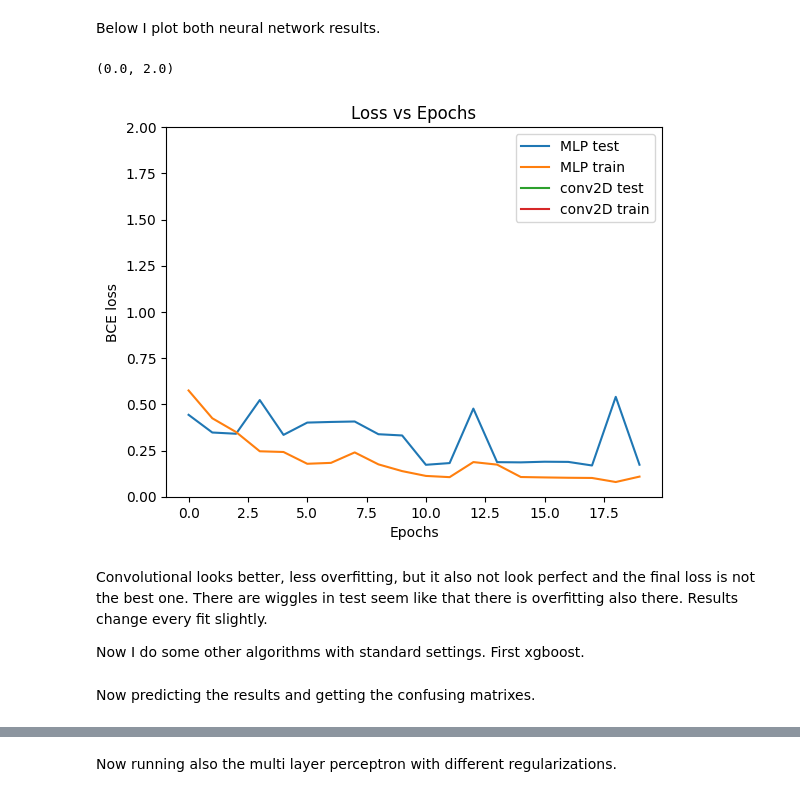
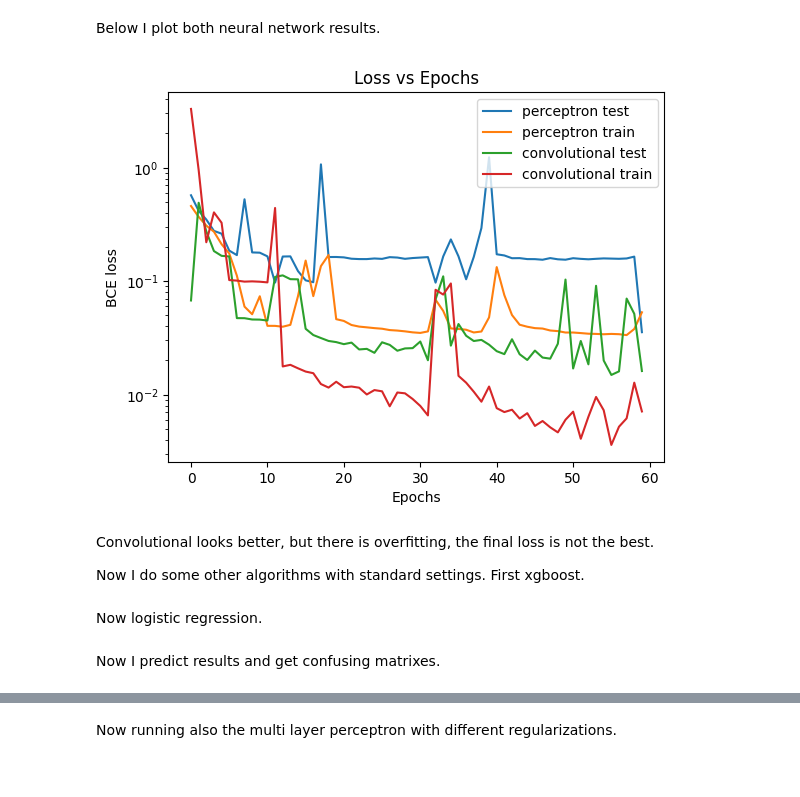
Before and after one commit to tkfritz/astro_images, a Jupyter notebook: star_galaxy_fit1.ipynb, the cells around one changed output, grey strips where cells are left out. Saved outputs shown, nothing was run; the diff lists cells and outputs as text; code cells hidden in the pictures.

```diff
--- a/star_galaxy_fit1.ipynb
+++ b/star_galaxy_fit1.ipynb
@@ -327,8 +266,10 @@ Now define the array for data collection and then fit the data.
 # %%
-#something here wrong but only here, regularized below works
-loss_stats_test = {
+loss_stats_conv = {
     'train': [], 'test': []
 }
-torch_fit(model2,train_im_loader,test_im_loader,20,64,0.1,loss_stats_test)
+EPOCHS=60
+BATCH_SIZE=32
+LEARNING_RATE=0.001
+torch_fit(model2,train_im_loader,test_im_loader,EPOCHS,BATCH_SIZE,LEARNING_RATE,loss_stats_conv)
 # %% [output]
 Begin training.
@@ -355,22 +293,23 @@ Epoch 020: | Train Loss: 33.99495 | Test Loss: 34.37500
 # %% [markdown]
 Below I plot both neural network results.
 # %%
-plt.plot(loss_stats['test'],label='MLP test')
-plt.plot(loss_stats['train'],label='MLP train')
-plt.plot(loss_stats_test['test'],label='conv2D test')
-plt.plot(loss_stats_test['train'],label='conv2D train')
+plt.plot(loss_stats_per['test'],label='perceptron test')
+plt.plot(loss_stats_per['train'],label='perceptron train')
+plt.plot(loss_stats_conv['test'],label='convolutional test')
+plt.plot(loss_stats_conv['train'],label='convolutional train')
 plt.legend(loc="best")
 plt.title('Loss vs Epochs')
 plt.xlabel('Epochs')
 plt.ylabel('BCE loss')
-plt.ylim(0,2)
-#start
+plt.yscale("log")
+#plt.ylim(0,2)
 # %% [output]
-(0.0, 2.0)
-[figure, old version]
+[figure, new version]
 # %% [markdown]
-Convolutional looks better, less overfitting, but it also not look perfect and the final loss is not  the best one. There are wiggles in test seem like that there is overfitting also there. Results change every fit slightly.
+Convolutional looks better, but there is overfitting, the final loss is not the best.
 
 Now I do some other algorithms with standard settings. First xgboost.
 # %%
 xc1=XGBClassifier(max_depth=6).fit(feature_train,target_train)
+# %% [markdown]
+Now logistic regression.
@@ -377,3 +320,3 @@ xc1=XGBClassifier(max_depth=6).fit(feature_train,target_train)
 # %% [markdown]
-Now predicting the results and getting the confusing matrixes.
+Now I predict results and get confusing matrixes.
 # %%
```
Also changed, not shown: parts of 87 cells of this notebook.
